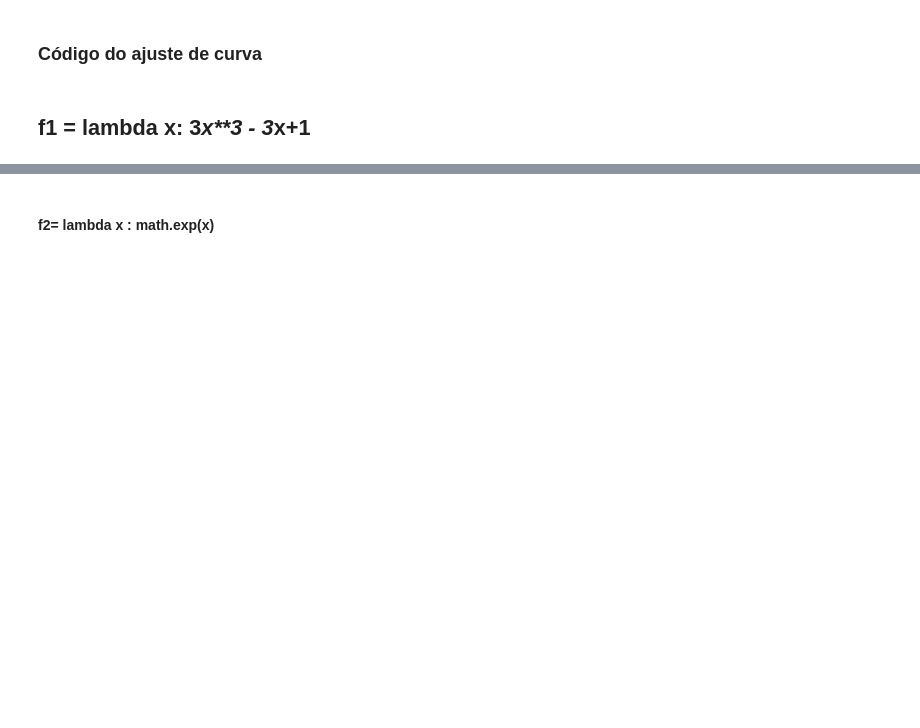
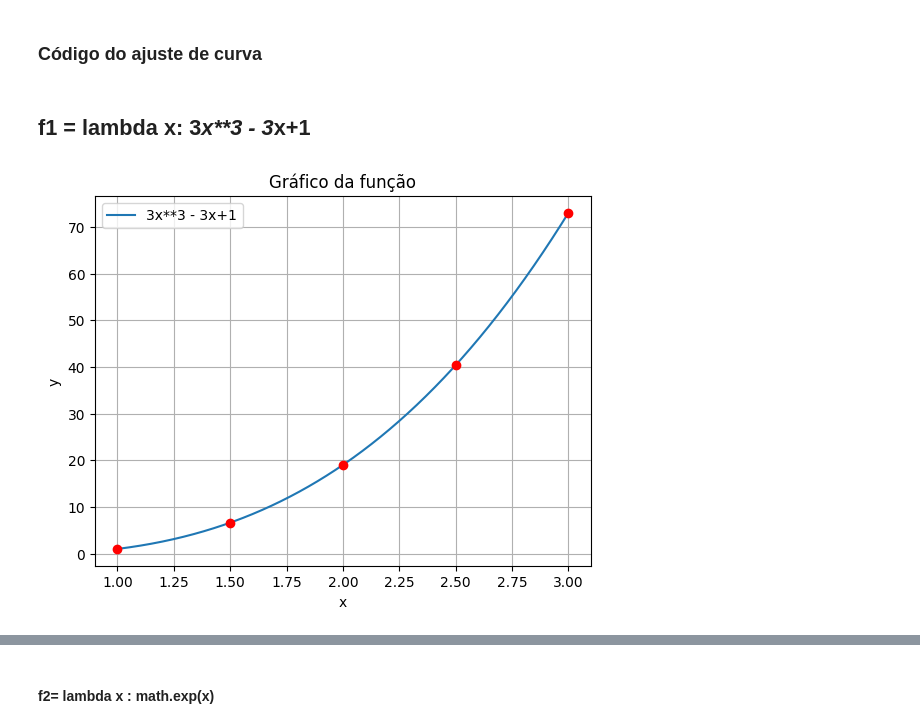
Before and after one commit to syannekaroline/MatematicaComputacional, a Jupyter notebook: ExercícioPratico07.ipynb, the cells around one changed output, grey strips where cells are left out. Saved outputs shown, nothing was run; the diff lists cells and outputs as text; code cells hidden in the pictures; blank space fills up the shorter version.

```diff
--- a/ExercícioPratico07.ipynb
+++ b/ExercícioPratico07.ipynb
@@ -200,5 +192,40 @@ class MQ:
     graph.add_trace(go.Scatter(x=x, y=y,mode='markers', name='(x,y)'))
     graph.show()
+# %%
+
+def plotar_grafico(funcao, intervalo_x,pontos=[],label=""):
+    """Plota o gráfico de uma função em determina intervalo.\n
+    Parâmetros:\n
+    função = função a ser plotada. ex :lambda x: np.sin(x).zn
+     Intervalo_x =  Intervalo a ser considerado. ex: (-np.pi, np.pi) """
+    x = np.linspace(intervalo_x[0], intervalo_x[1], 1000)  # Gera 100 pontos igualmente espaçados no intervalo x
+    y = funcao(x)  # Avalia a função para cada valor de x
+
+    pontosDestaquey=funcao(pontos)
+    plt.plot(x, y,label=label)  # Plota o gráfico
+
+    # Configurações adicionais (opcional)
+    plt.xlabel('x')
+    plt.ylabel('y')
+    if len(pontos) :
+        plt.plot(pontos, pontosDestaquey,'ro')# plota como pontos
+    plt.title('Gráfico da função')
+
+    plt.grid(True)  # Adiciona linhas de grade ao gráfico
+    plt.legend()
+    plt.show()  # Mostra o gráfico
+# # Exemplo de uso:
+# def minha_funcao(x):
+#     return np.sin(x)  # Exemplo de função (seno)
+
+# intervalo = (-np.pi, np.pi)  # Exemplo de intervalo de x (-pi a pi)
+
+# plotar_grafico(minha_funcao, intervalo)
 # %% [markdown]
 ## f1 = lambda x: 3*x**3 - 3*x+1
+# %%
+f1 = lambda x: 3*x**3 - 3*x+1
+plotar_grafico(f1,(1,3),np.linspace(1,3,5),"3x**3 - 3x+1")
+# %% [output]
+[figure, added]
 # %%
```
Also changed, not shown: parts of 11 cells of this notebook, 2 other files.
